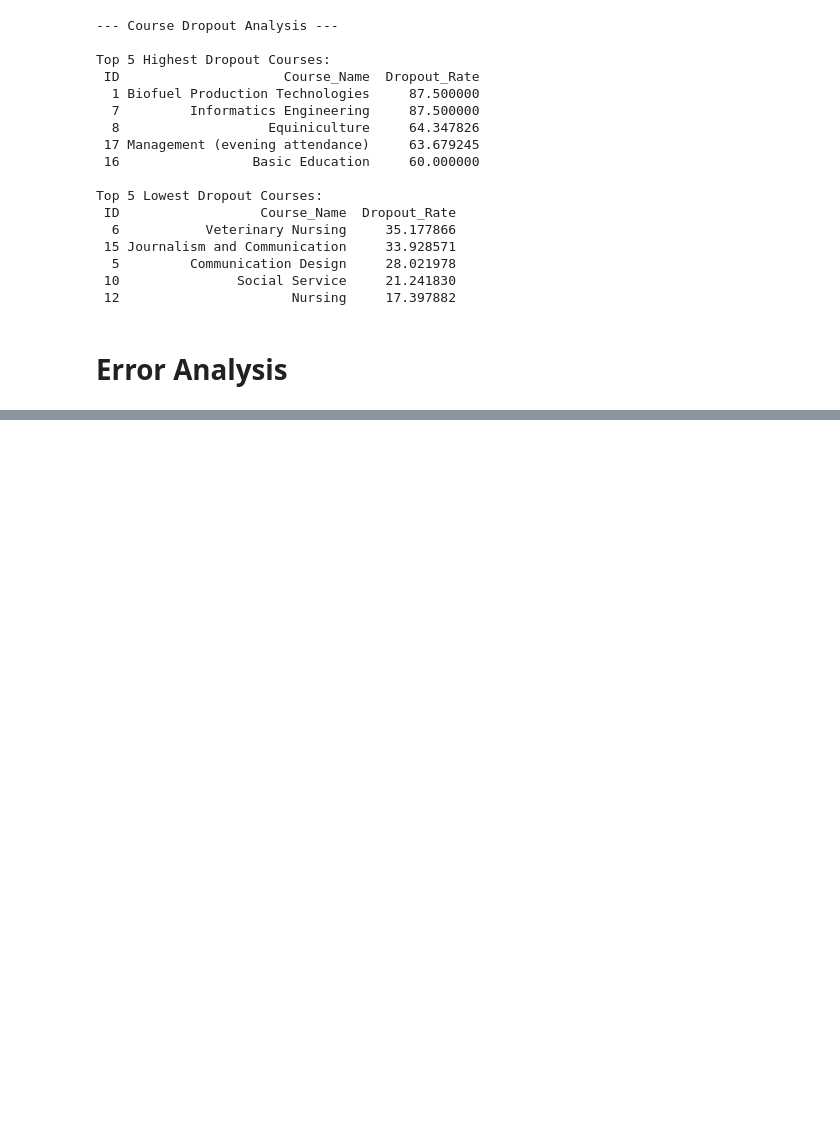
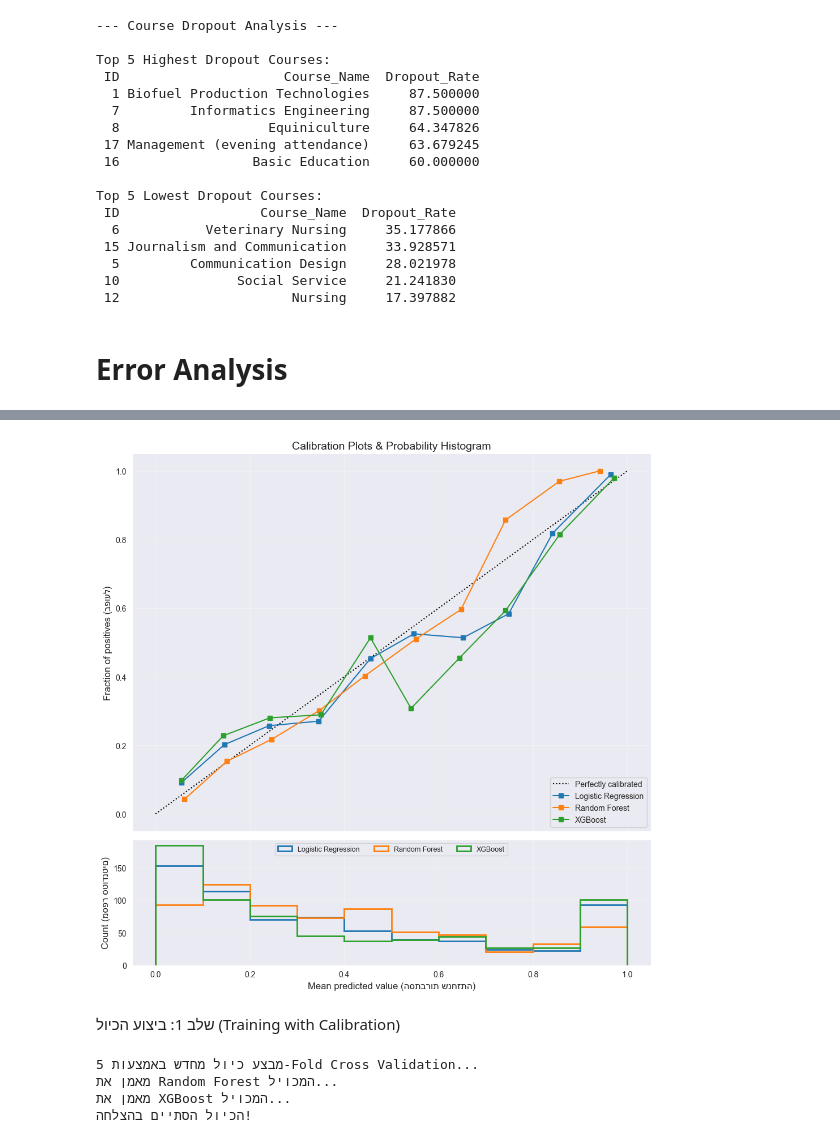
Before and after one commit to tamirlitbak/students_dropout_prediction, a Jupyter notebook: classification_without_FY.ipynb, the cells around one changed output, grey strips where cells are left out. Saved outputs shown, nothing was run; the diff lists cells and outputs as text; code cells hidden in the pictures; blank space fills up the shorter version.

```diff
--- a/classification_without_FY.ipynb
+++ b/classification_without_FY.ipynb
@@ -604,0 +714,75 @@ Top 5 Lowest Dropout Courses:
+# %%
+import matplotlib.pyplot as plt
+from sklearn.calibration import calibration_curve
+
+# --- 1. הגדרת המודלים להשוואה ---
+models_to_plot = {
+    "Logistic Regression": pipe_log,
+    "Random Forest": pipe_rf,
+    "XGBoost": pipe_xgb
+}
+
+# יצירת תרשים עם שני חלקים: עליון (כיול) ותחתון (היסטוגרמה)
+fig, (ax1, ax2) = plt.subplots(2, 1, figsize=(10, 10), sharex=True,
+                               gridspec_kw={'height_ratios': [3, 1]})
+
+# --- גרף עליון: Calibration Curve ---
+ax1.plot([0, 1], [0, 1], "k:", label="Perfectly calibrated")
+
+for name, model in models_to_plot.items():
+    # חישוב הסתברויות
+    if hasattr(model, "predict_proba"):
+        prob_pos = model.predict_proba(X_test)[:, 1]
+    else:
+        continue
+
+    # חישוב נתוני הכיול
+    fraction_of_positives, mean_predicted_value = calibration_curve(y_test, prob_pos, n_bins=10)
+
+    # ציור העקומה בגרף העליון
+    ax1.plot(mean_predicted_value, fraction_of_positives, "s-", label=name)
+
+    # --- גרף תחתון: היסטוגרמה ---
+    # מציג כמה סטודנטים קיבלו כל ציון הסתברות
+    # histtype='step' יוצר קווים שקופים כדי שנוכל לראות את כולם יחד
+    ax2.hist(prob_pos, range=(0, 1), bins=10, label=name, histtype="step", lw=2)
+
+# --- עיצוב הגרף העליון ---
+ax1.set_ylabel("Fraction of positives (בפועל)", fontsize=12)
+ax1.set_ylim([-0.05, 1.05])
+ax1.legend(loc="lower right")
+ax1.set_title('Calibration Plots & Probability Histogram', fontsize=14)
+ax1.grid(True, alpha=0.3)
+
+# --- עיצוב הגרף התחתון ---
+ax2.set_xlabel("Mean predicted value (הסתברות שנחזתה)", fontsize=12)
+ax2.set_ylabel("Count (מספר סטודנטים)", fontsize=12)
+ax2.legend(loc="upper center", ncol=3, fontsize=9)
+ax2.grid(True, alpha=0.3)
+
+plt.tight_layout()
+plt.show()
+# %% [output]
+[figure, added]
+# %% [markdown]
+שלב 1: ביצוע הכיול (Training with Calibration)
+# %%
+from sklearn.calibration import CalibratedClassifierCV
+
+print("מבצע כיול מחדש באמצעות 5-Fold Cross Validation...")
+
+calibrated_rf = CalibratedClassifierCV(estimator=pipe_rf, method='isotonic', cv=5)
+calibrated_xgb = CalibratedClassifierCV(estimator=pipe_xgb, method='isotonic', cv=5)
+
+print("מאמן את Random Forest המכויל...")
+calibrated_rf.fit(X_train, y_train)
+
+print("מאמן את XGBoost המכויל...")
+calibrated_xgb.fit(X_train, y_train)
+
+print("הכיול הסתיים בהצלחה!")
+# %% [output]
+מבצע כיול מחדש באמצעות 5-Fold Cross Validation...
+מאמן את Random Forest המכויל...
+מאמן את XGBoost המכויל...
+הכיול הסתיים בהצלחה!
```
Also changed, not shown: parts of 18 cells of this notebook, 2 other files.
